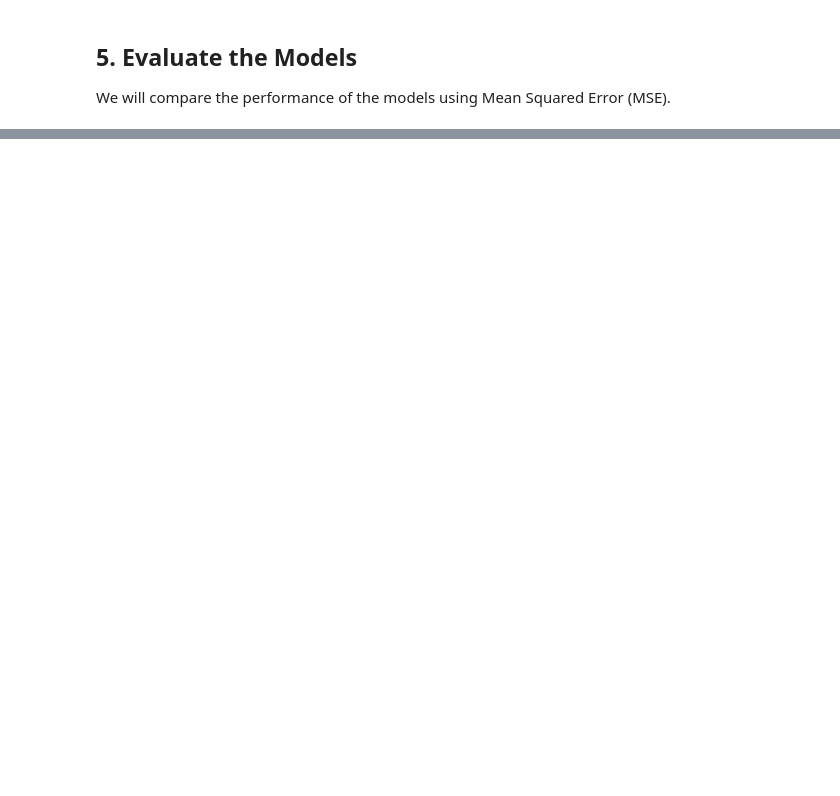
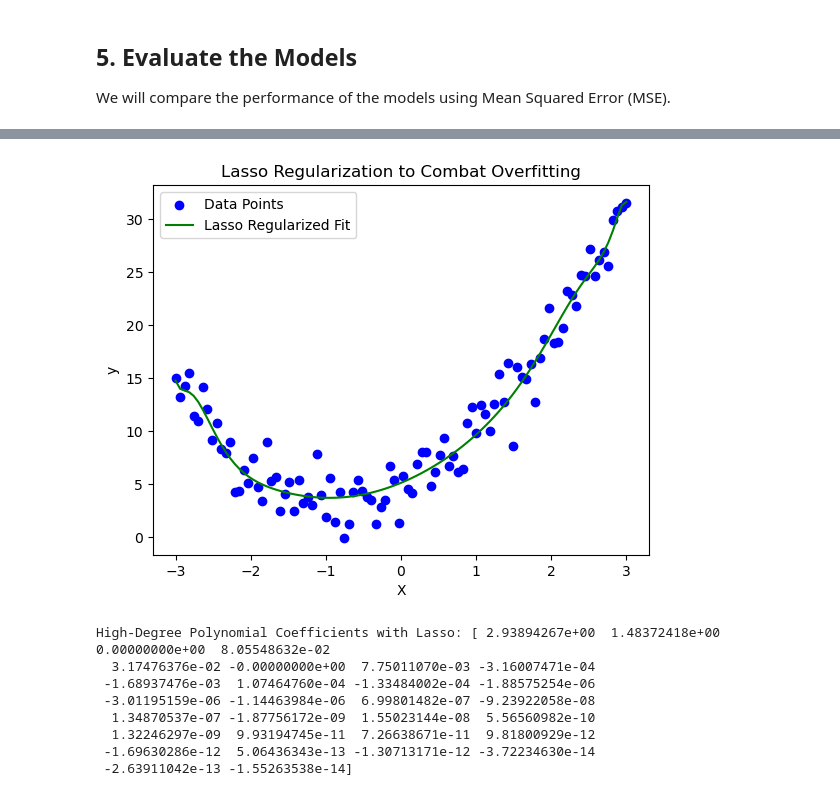
Before and after one commit to husphone4321/Machine-learning101, a Jupyter notebook: polynomial_regression_lasso.ipynb, the cells around one changed output, grey strips where cells are left out. Saved outputs shown, nothing was run; the diff lists cells and outputs as text; code cells hidden in the pictures; blank space fills up the shorter version.

```diff
--- a/polynomial_regression_lasso.ipynb
+++ b/polynomial_regression_lasso.ipynb
@@ -99,0 +138,30 @@ print(f"MSE with Lasso Regularization: {mse_with_lasso}")
+# %%
+# Fit a high-degree polynomial regression model with Lasso regularization
+lasso_high_degree = Lasso(alpha=0.1, max_iter=10000)
+high_degree_model_lasso = make_pipeline(high_degree_polynomial_features, lasso_high_degree)
+high_degree_model_lasso.fit(X, y)
+
+# Predict values
+y_pred_high_degree_lasso = high_degree_model_lasso.predict(X)
+
+# Visualize the Lasso-regularized curve
+plt.scatter(X, y, color='blue', label='Data Points')
+plt.plot(X, y_pred_high_degree_lasso, color='green', label='Lasso Regularized Fit')
+plt.xlabel('X')
+plt.ylabel('y')
+plt.title('Lasso Regularization to Combat Overfitting')
+plt.legend()
+plt.show()
+
+# Print model coefficients
+print("High-Degree Polynomial Coefficients with Lasso:", high_degree_model_lasso.named_steps['lasso'].coef_)
+# %% [output]
+[figure, added]
+High-Degree Polynomial Coefficients with Lasso: [ 2.93894267e+00  1.48372418e+00  0.00000000e+00  8.05548632e-02
+  3.17476376e-02 -0.00000000e+00  7.75011070e-03 -3.16007471e-04
+ -1.68937476e-03  1.07464760e-04 -1.33484002e-04 -1.88575254e-06
+ -3.01195159e-06 -1.14463984e-06  6.99801482e-07 -9.23922058e-08
+  1.34870537e-07 -1.87756172e-09  1.55023144e-08  5.56560982e-10
+  1.32246297e-09  9.93194745e-11  7.26638671e-11  9.81800929e-12
+ -1.69630286e-12  5.06436343e-13 -1.30713171e-12 -3.72234630e-14
+ -2.63911042e-13 -1.55263538e-14]
```
Also changed, not shown: parts of 9 cells of this notebook.
